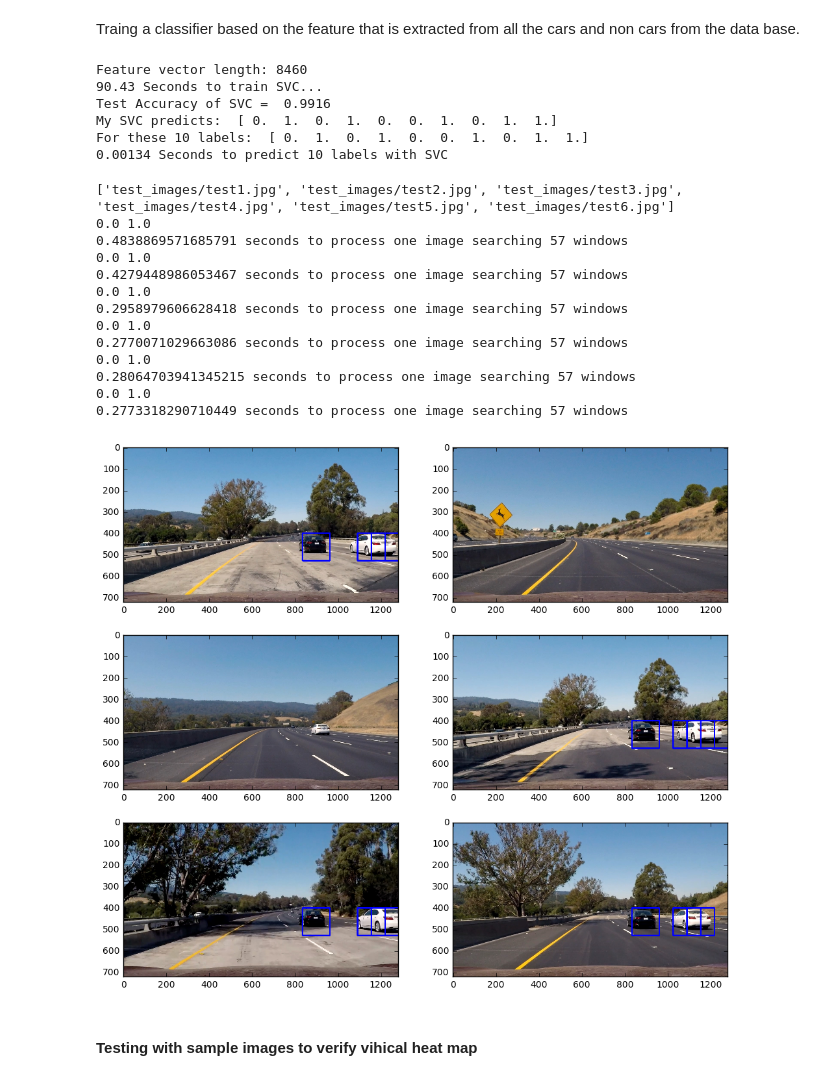
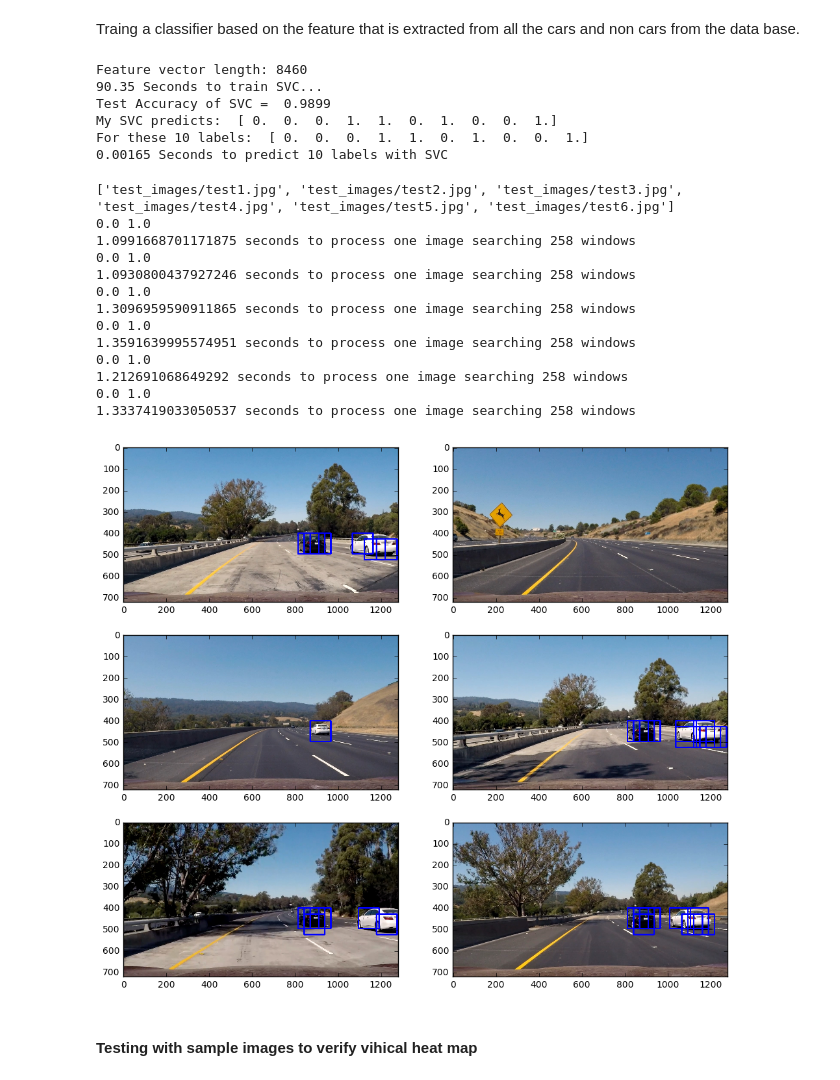
Before and after one commit to arvindshekar07/VehicalDetection, a Jupyter notebook: VehicalDetection.ipynb, the cells around one changed output. Drawn from its saved outputs; the diff is of its cells as text; code cells hidden in the pictures.

```diff
--- a/VehicalDetection.ipynb
+++ b/VehicalDetection.ipynb
@@ -439,7 +440,7 @@ X_train, X_test, y_train, y_test = train_test_split(
 # print('Using spatial binning of:',spatial,'and', histbin,'histogram bins')
 print('Feature vector length:', len(X_train[0]))
 # Use a linear SVC
-svc = LinearSVC()
+svc = LinearSVC(C=0.00001)
 # Check the training time for the SVC
 svc.fit(X_train, y_train)
 t2 = time.time()
@@ -455,18 +456,18 @@ t2 = time.time()
 print(round(t2-t, 5), 'Seconds to predict', n_predict,'labels with SVC')
 # %% [output]
 Feature vector length: 8460
-90.43 Seconds to train SVC...
-Test Accuracy of SVC =  0.9916
-My SVC predicts:  [ 0.  1.  0.  1.  0.  0.  1.  0.  1.  1.]
-For these 10 labels:  [ 0.  1.  0.  1.  0.  0.  1.  0.  1.  1.]
-0.00134 Seconds to predict 10 labels with SVC
+90.35 Seconds to train SVC...
+Test Accuracy of SVC =  0.9899
+My SVC predicts:  [ 0.  0.  0.  1.  1.  0.  1.  0.  0.  1.]
+For these 10 labels:  [ 0.  0.  0.  1.  1.  0.  1.  0.  0.  1.]
+0.00165 Seconds to predict 10 labels with SVC
 # %%
 searchpath ='test_images/*.jpg'
 
 example_images = glob.glob(searchpath)
 
 y_start_stop = [400, 656] # Min and max in y to search in slide_window()
-overlap = 0.5
+overlap = 0.7
 images = []
 titles =[]
 
@@ -477,41 +478,41 @@ for img_src in example_images:
     t1= time.time()
     img = mpimg.imread(img_src)
     draw_img = np.copy(img)
     img = img.astype(np.float32)/255
     print(np.min(img),np.max(img))
 
     windows = slide_window(img, x_start_stop=[None, None], y_start_stop=y_start_stop,
-                           xy_window=(128, 128), xy_overlap=(overlap,overlap))
+                           xy_window=(96, 96), xy_overlap=(overlap,overlap))
 
     hot_windows = search_windows(img, windows, svc, X_scaler, color_space=color_space,
                                  spatial_size=spatial_size, hist_bins=hist_bins,
                                  orient=orient, pix_per_cell=pix_per_cell,
                                  cell_per_block=cell_per_block,
                                  hog_channel=hog_channel, spatial_feat=spatial_feat,
                                  hist_feat=hist_feat, hog_feat=hog_feat)
 
     window_img = draw_boxes(draw_img, hot_windows, color=(0, 0, 255), thick=6)
 
     images.append(window_img)
     titles.append('')
     print(time.time()-t1 ,'seconds to process one image searching',len(windows),'windows')
 fig = plt.figure(figsize=(12,18),dpi=300)
 visualize(fig,5,2,images,titles)
 # %% [output]
 ['test_images/test1.jpg', 'test_images/test2.jpg', 'test_images/test3.jpg', 'test_images/test4.jpg', 'test_images/test5.jpg', 'test_images/test6.jpg']
 0.0 1.0
-0.4838869571685791 seconds to process one image searching 57 windows
+1.0991668701171875 seconds to process one image searching 258 windows
 0.0 1.0
-0.4279448986053467 seconds to process one image searching 57 windows
+1.0930800437927246 seconds to process one image searching 258 windows
 0.0 1.0
-0.2958979606628418 seconds to process one image searching 57 windows
+1.3096959590911865 seconds to process one image searching 258 windows
 0.0 1.0
-0.2770071029663086 seconds to process one image searching 57 windows
+1.3591639995574951 seconds to process one image searching 258 windows
 0.0 1.0
-0.28064703941345215 seconds to process one image searching 57 windows
+1.212691068649292 seconds to process one image searching 258 windows
 0.0 1.0
-0.2773318290710449 seconds to process one image searching 57 windows
+1.3337419033050537 seconds to process one image searching 258 windows
-[figure, old version]
+[figure, new version]
 # %%
 from scipy.ndimage.measurements import label
 
```
Also changed, not shown: parts of 6 cells of this notebook, 3 other files.
